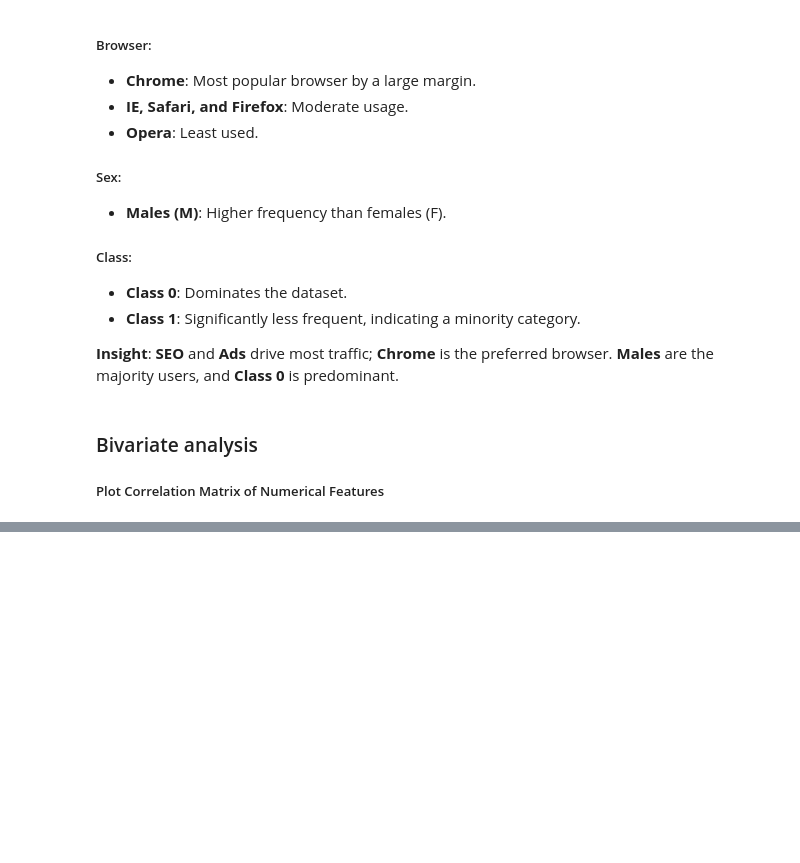
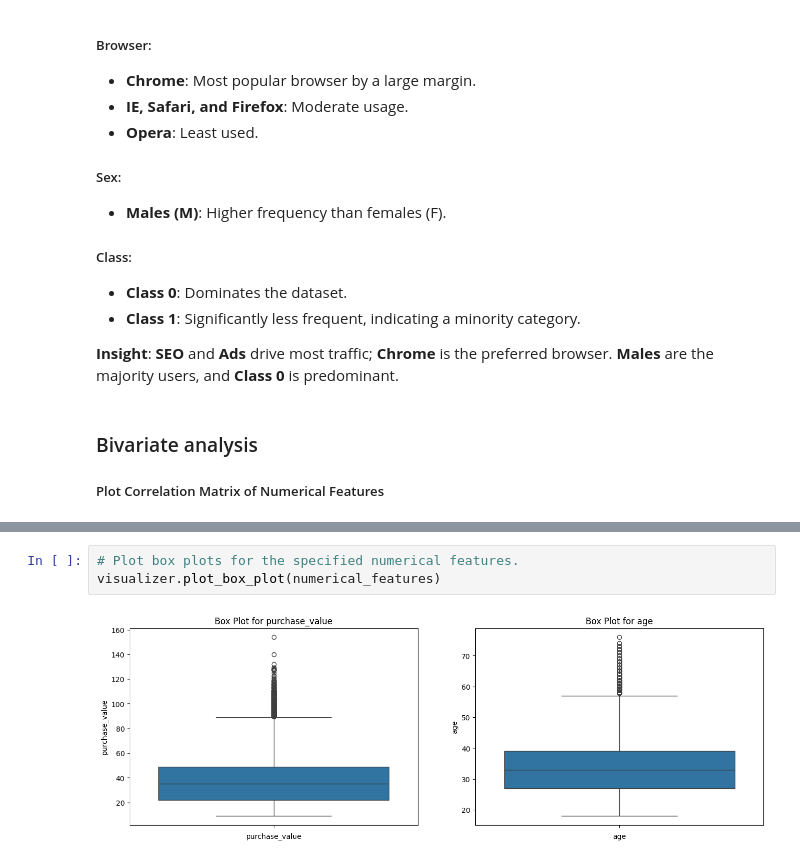
Before and after one commit to GetieBalew24/adey-ecommerce-banking-fraud-detection, a Jupyter notebook: notebooks/EDA_and_preprocessing.ipynb, the cells around one changed output, grey strips where cells are left out. Drawn from its saved outputs; the diff is of its cells as text; blank space fills up the shorter version.

Commit message:
plot box plot

```diff
--- a/notebooks/EDA_and_preprocessing.ipynb
+++ b/notebooks/EDA_and_preprocessing.ipynb
@@ -183,0 +184,5 @@ visualizer.plot_scatter_matrix(numerical_features)
+# %%
+# Plot box plots for the specified numerical features.
+visualizer.plot_box_plot(numerical_features)
+# %% [output]
+[figure, added]
```
Also changed, not shown: parts of 7 cells of this notebook, 1 other file.
